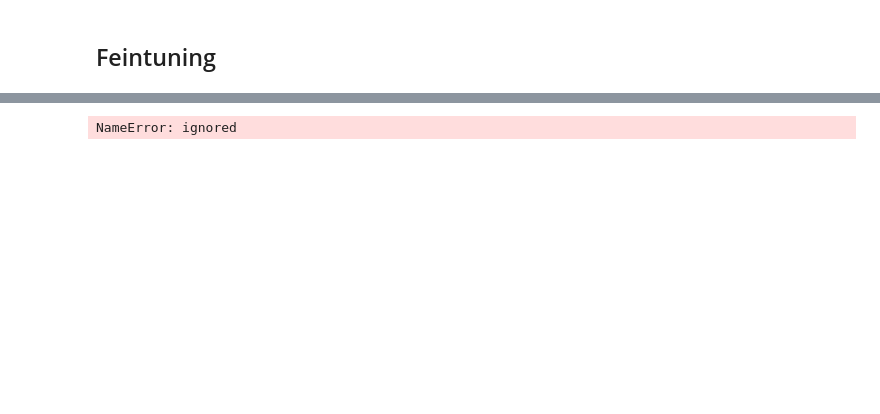
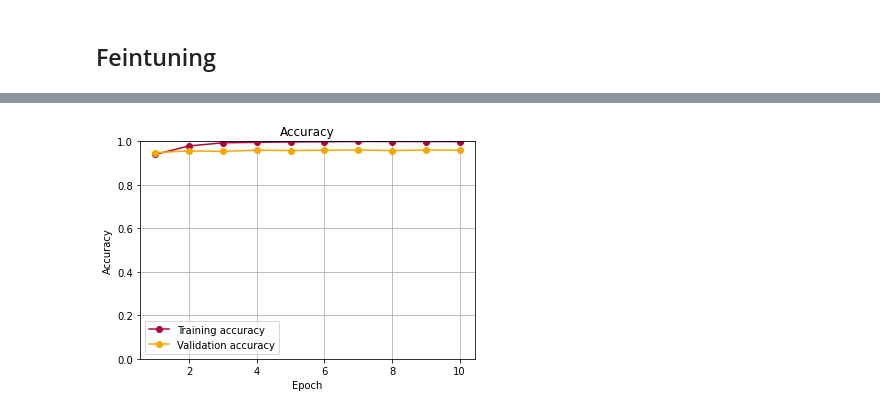
Before and after one commit to LanesG/colab, a Jupyter notebook: CNN_Dog_Races_Transfer_Learning.ipynb, the cells around one changed output, grey strips where cells are left out. Drawn from its saved outputs; the diff is of its cells as text; code cells hidden in the pictures; blank space fills up the shorter version.

Commit message:
With accuracy

```diff
--- a/CNN_Dog_Races_Transfer_Learning.ipynb
+++ b/CNN_Dog_Races_Transfer_Learning.ipynb
@@ -219,4 +234,4 @@ KeyboardInterrupt: ignored
-# %%
-helpers.plot_two_histories(history, history_finetune)
-# %% [output]
-NameError: ignored
+# %%
+helpers.plot_history('Accuracy', history_finetune, 0)
+# %% [output]
+[figure, added]
```
Also changed, not shown: parts of 10 cells of this notebook.
